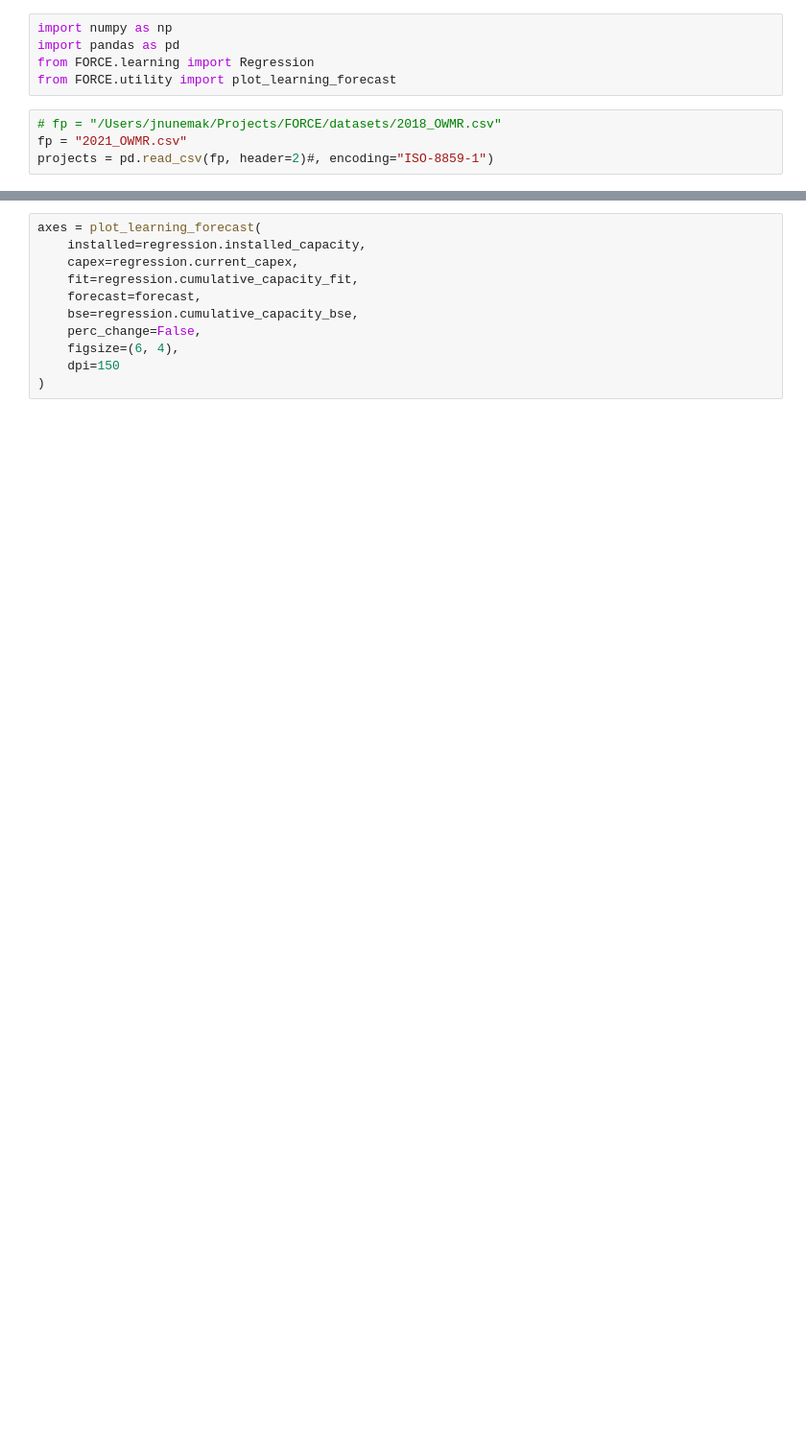
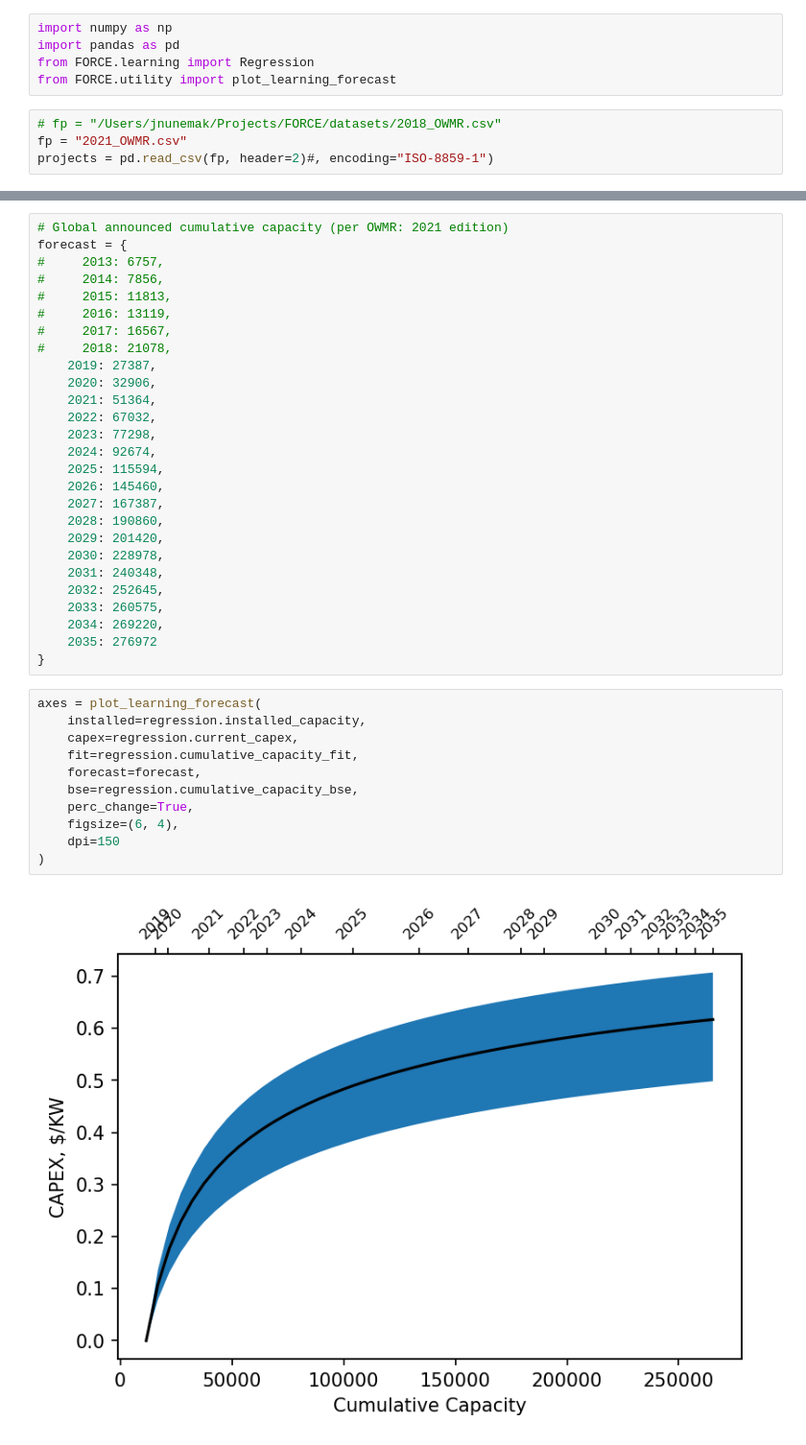
Before and after one commit to JakeNunemaker/FORCE, a Jupyter notebook: dev.ipynb, the cells around one changed output, grey strips where cells are left out. Shown at 96% size. Drawn from its saved outputs; the diff is of its cells as text; blank space fills up the shorter version.

Commit message:
Updated deployment projections per OWMR: 2021 edition

```diff
--- a/dev.ipynb
+++ b/dev.ipynb
@@ -66,14 +52,43 @@ forecast = {
     2028: 90875,
     2031: 91325
 }
+# %%
+# Global announced cumulative capacity (per OWMR: 2021 edition)
+forecast = {
+#     2013: 6757,
+#     2014: 7856,
+#     2015: 11813,
+#     2016: 13119,
+#     2017: 16567,
+#     2018: 21078,
+    2019: 27387,
+    2020: 32906,
+    2021: 51364,
+    2022: 67032,
+    2023: 77298,
+    2024: 92674,
+    2025: 115594,
+    2026: 145460,
+    2027: 167387,
+    2028: 190860,
+    2029: 201420,
+    2030: 228978,
+    2031: 240348,
+    2032: 252645,
+    2033: 260575,
+    2034: 269220,
+    2035: 276972
+}
 # %%
 axes = plot_learning_forecast(
     installed=regression.installed_capacity,
     capex=regression.current_capex,
     fit=regression.cumulative_capacity_fit,
     forecast=forecast,
     bse=regression.cumulative_capacity_bse,
-    perc_change=False,
+    perc_change=True,
     figsize=(6, 4),
     dpi=150
 )
+# %% [output]
+[figure, added]
```
Also changed, not shown: parts of 3 cells of this notebook, 1 other file.
